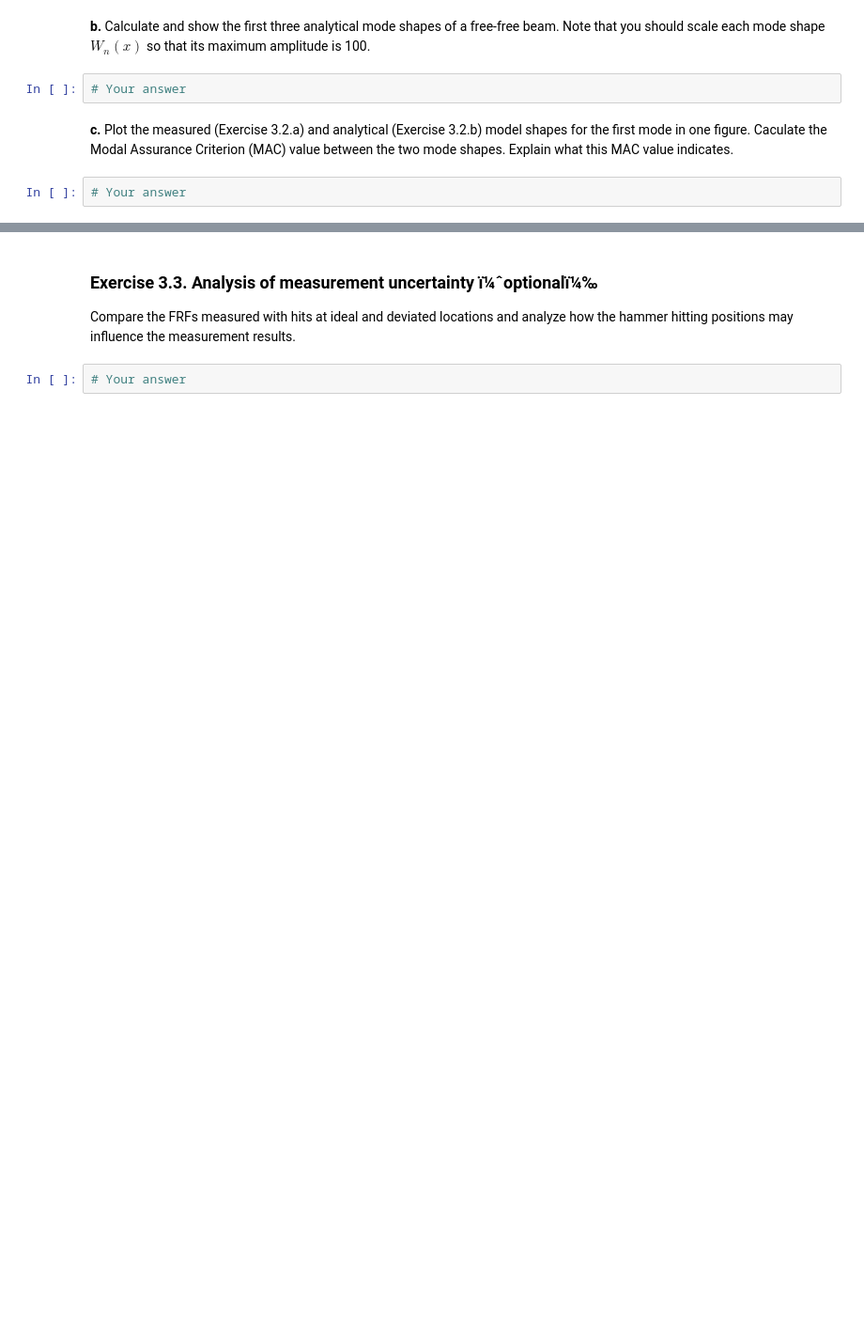
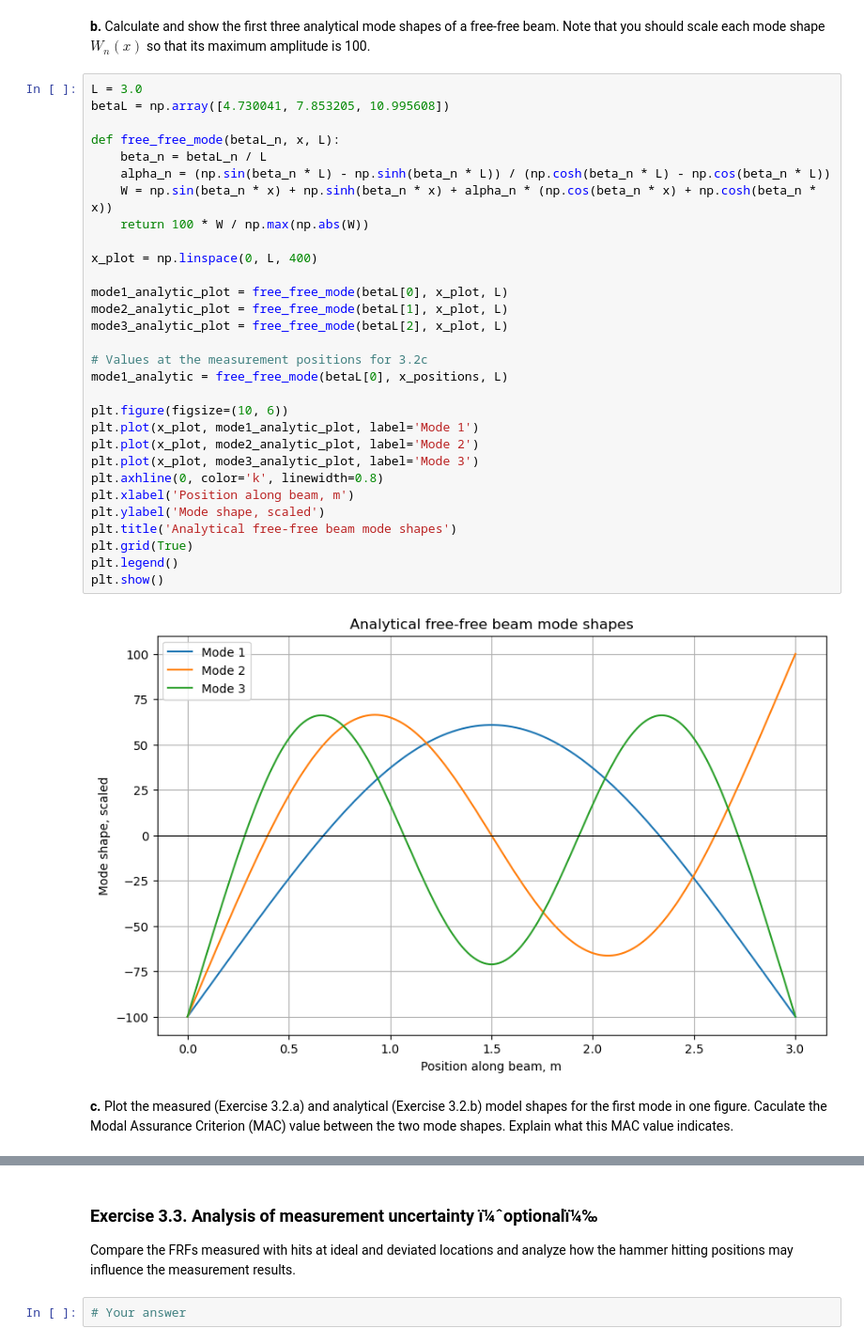
Before and after one commit to josems06-crypto/CIEM5110-U3-lab_assignment_2026, a Jupyter notebook: CIEM5110_U3_lab_assignment_template_for_report_2026.ipynb, the cells around one changed output, grey strips where cells are left out. Shown at 94% size. Drawn from its saved outputs; the diff is of its cells as text; blank space fills up the shorter version.

```diff
--- a/CIEM5110_U3_lab_assignment_template_for_report_2026.ipynb
+++ b/CIEM5110_U3_lab_assignment_template_for_report_2026.ipynb
@@ -711,8 +1022,36 @@ The first three natural frequencies are 13.375 Hz, 13.425 Hz, 13.4625 Hz.
 # %% [markdown]
 **b.** Calculate and show the first three analytical mode shapes of a free-free beam. Note that you should scale each mode shape $W_n(x)$ so that its maximum amplitude is 100.
-# %%
-# Your answer
+# %%
+L = 3.0
+betaL = np.array([4.730041, 7.853205, 10.995608])
+
+def free_free_mode(betaL_n, x, L):
+    beta_n = betaL_n / L
+    alpha_n = (np.sin(beta_n * L) - np.sinh(beta_n * L)) / (np.cosh(beta_n * L) - np.cos(beta_n * L))
+    W = np.sin(beta_n * x) + np.sinh(beta_n * x) + alpha_n * (np.cos(beta_n * x) + np.cosh(beta_n * x))
+    return 100 * W / np.max(np.abs(W))
+
+x_plot = np.linspace(0, L, 400)
+
+mode1_analytic_plot = free_free_mode(betaL[0], x_plot, L)
+mode2_analytic_plot = free_free_mode(betaL[1], x_plot, L)
+mode3_analytic_plot = free_free_mode(betaL[2], x_plot, L)
+
+# Values at the measurement positions for 3.2c
+mode1_analytic = free_free_mode(betaL[0], x_positions, L)
+
+plt.figure(figsize=(10, 6))
+plt.plot(x_plot, mode1_analytic_plot, label='Mode 1')
+plt.plot(x_plot, mode2_analytic_plot, label='Mode 2')
+plt.plot(x_plot, mode3_analytic_plot, label='Mode 3')
+plt.axhline(0, color='k', linewidth=0.8)
+plt.xlabel('Position along beam, m')
+plt.ylabel('Mode shape, scaled')
+plt.title('Analytical free-free beam mode shapes')
+plt.grid(True)
+plt.legend()
+plt.show()
+# %% [output]
+[figure, added]
 # %% [markdown]
 **c.** Plot the measured (Exercise 3.2.a) and analytical (Exercise 3.2.b) model shapes for the first mode in one figure. Caculate the Modal Assurance Criterion (MAC) value between the two mode shapes. Explain what this MAC value indicates.
-# %%
-# Your answer
```
Also changed, not shown: parts of 22 cells of this notebook.
